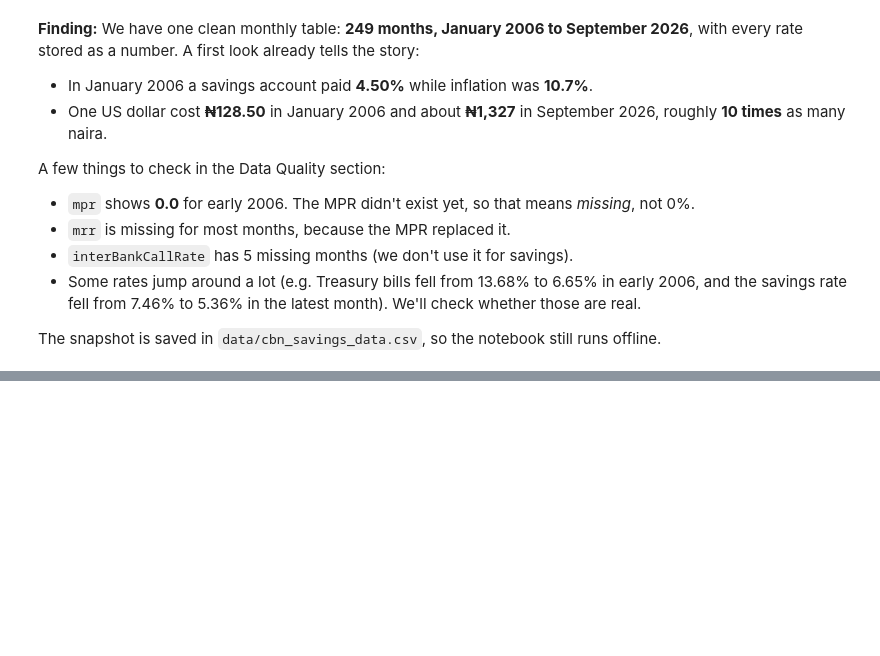
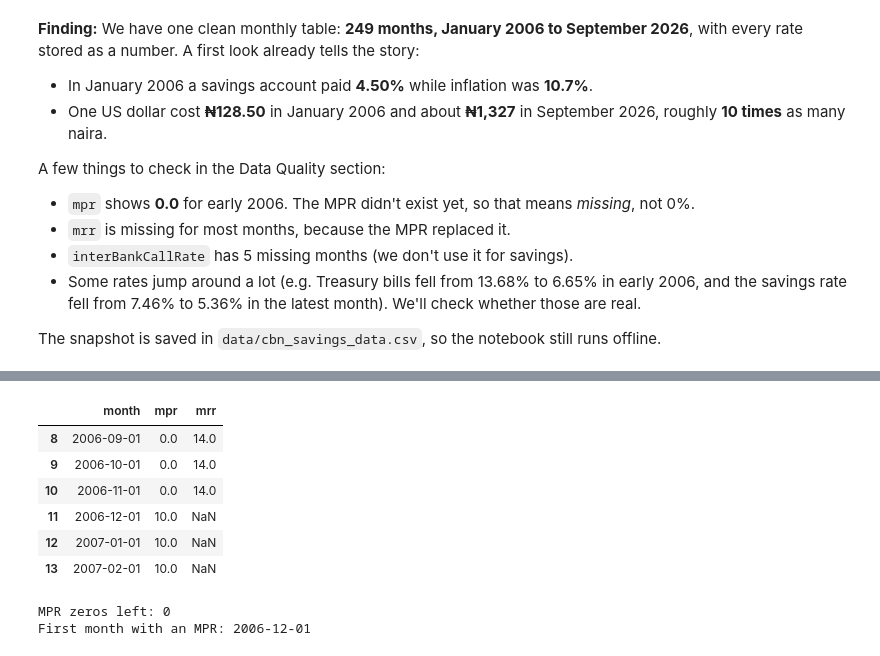
Before and after one commit to Freedom15dev/nigeria-savings-vs-inflation, a Jupyter notebook: savings_vs_inflation.ipynb, the cells around one changed output, grey strips where cells are left out. Cells and saved outputs as stored; diff of their text form; code cells hidden in the pictures; blank space fills up the shorter version.

```diff
--- a/savings_vs_inflation.ipynb
+++ b/savings_vs_inflation.ipynb
@@ -208,0 +268,19 @@ The snapshot is saved in `data/cbn_savings_data.csv`, so the notebook still runs
+# %%
+clean.loc[(clean["month"] >= "2006-09-01") & (clean["month"] <= "2007-02-01"), ["month", "mpr", "mrr"]]
+# %% [output]
+|  | month | mpr | mrr |
+| 8 | 2006-09-01 | 0.0 | 14.0 |
+| 9 | 2006-10-01 | 0.0 | 14.0 |
+| 10 | 2006-11-01 | 0.0 | 14.0 |
+| 11 | 2006-12-01 | 10.0 | NaN |
+| 12 | 2007-01-01 | 10.0 | NaN |
+| 13 | 2007-02-01 | 10.0 | NaN |
+# %%
+# Before Dec 2006 the MPR didn't exist: replace the fake zeros with NaN (missing)
+clean.loc[clean["mpr"] == 0, "mpr"] = float("nan")
+
+print("MPR zeros left:", (clean["mpr"] == 0).sum())
+print("First month with an MPR:", clean.loc[clean["mpr"].notna(), "month"].min().date())
+# %% [output]
+MPR zeros left: 0
+First month with an MPR: 2006-12-01
```
Also changed, not shown: parts of 21 cells of this notebook.
